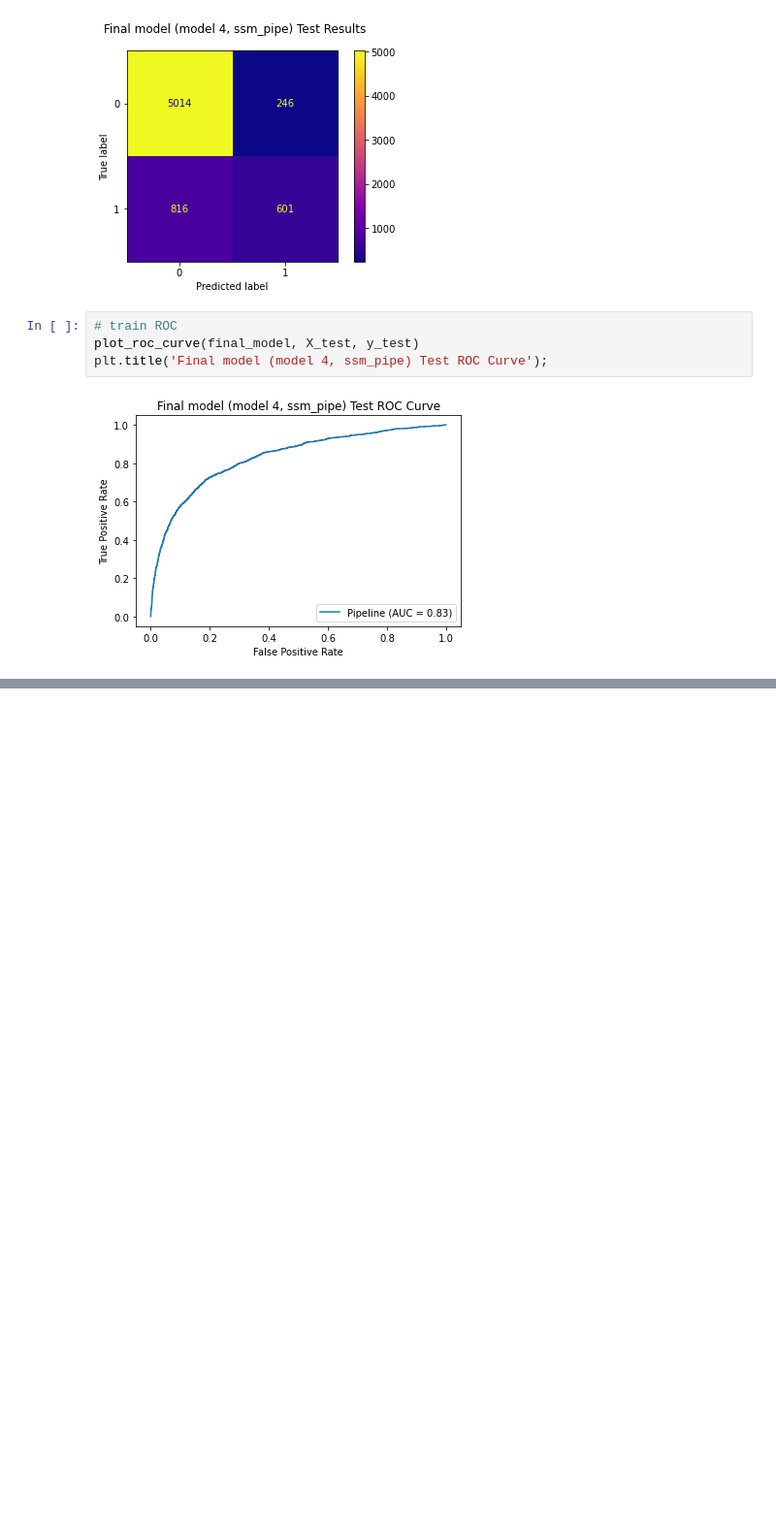
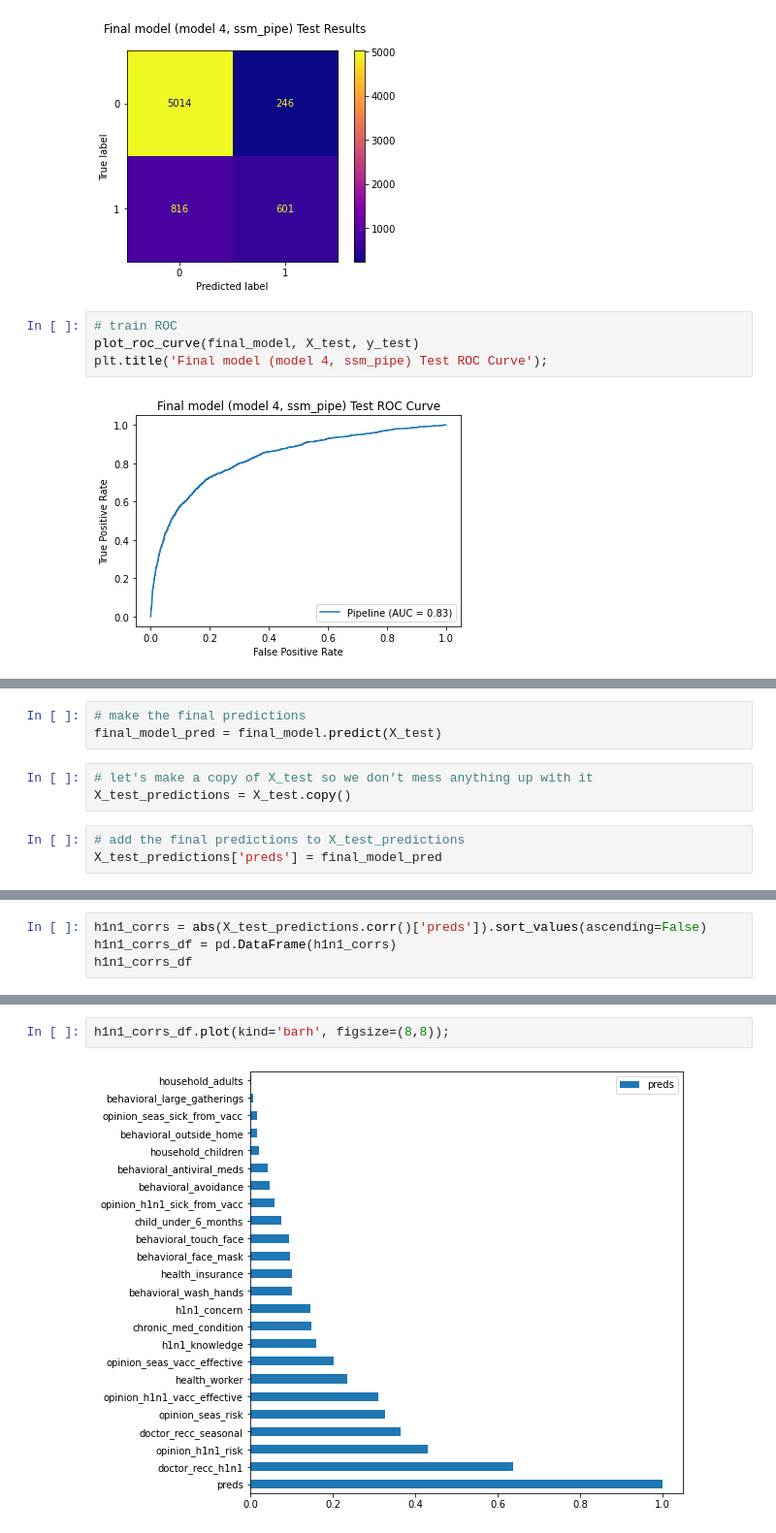
Before and after one commit to rachelhgoldstein/H1N1-Flu-Vaccines, a Jupyter notebook: Code/Model_Analysis.ipynb, the cells around one changed output, grey strips where cells are left out. Shown at 97% size. Saved outputs shown, nothing was run; the diff lists cells and outputs as text; blank space fills up the shorter version.

```diff
--- a/Code/Model Analysis.ipynb
+++ b/Code/Model_Analysis.ipynb
@@ -1665,0 +1667,9 @@ plt.title('Final model (model 4, ssm_pipe) Test ROC Curve');
+# %%
+# make the final predictions
+final_model_pred = final_model.predict(X_test)
+# %%
+# let's make a copy of X_test so we don't mess anything up with it
+X_test_predictions = X_test.copy()
+# %%
+# add the final predictions to X_test_predictions
+X_test_predictions['preds'] = final_model_pred
@@ -1665,0 +1692,4 @@ plt.title('Final model (model 4, ssm_pipe) Test ROC Curve');
+# %%
+h1n1_corrs = abs(X_test_predictions.corr()['preds']).sort_values(ascending=False)
+h1n1_corrs_df = pd.DataFrame(h1n1_corrs)
+h1n1_corrs_df
@@ -1665,0 +1714,4 @@ plt.title('Final model (model 4, ssm_pipe) Test ROC Curve');
+# %%
+h1n1_corrs_df.plot(kind='barh', figsize=(8,8));
+# %% [output]
+[figure, added]
```
Also changed, not shown: parts of 77 cells of this notebook, 2 other files.
